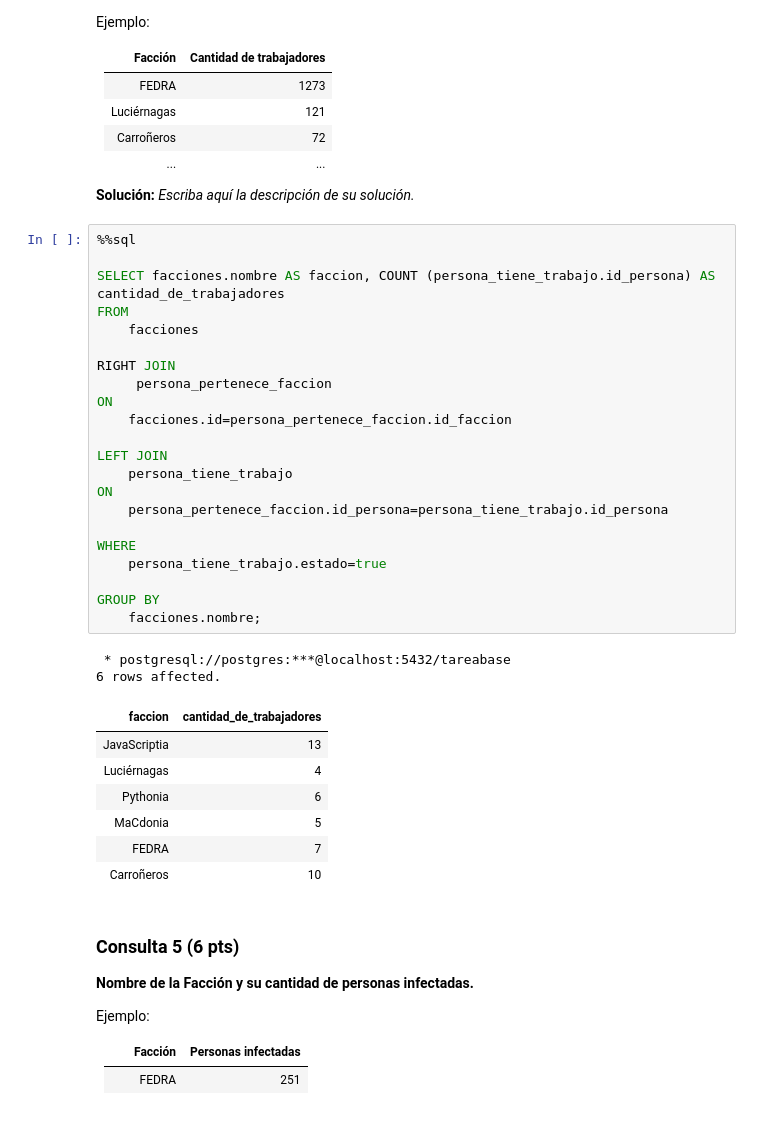
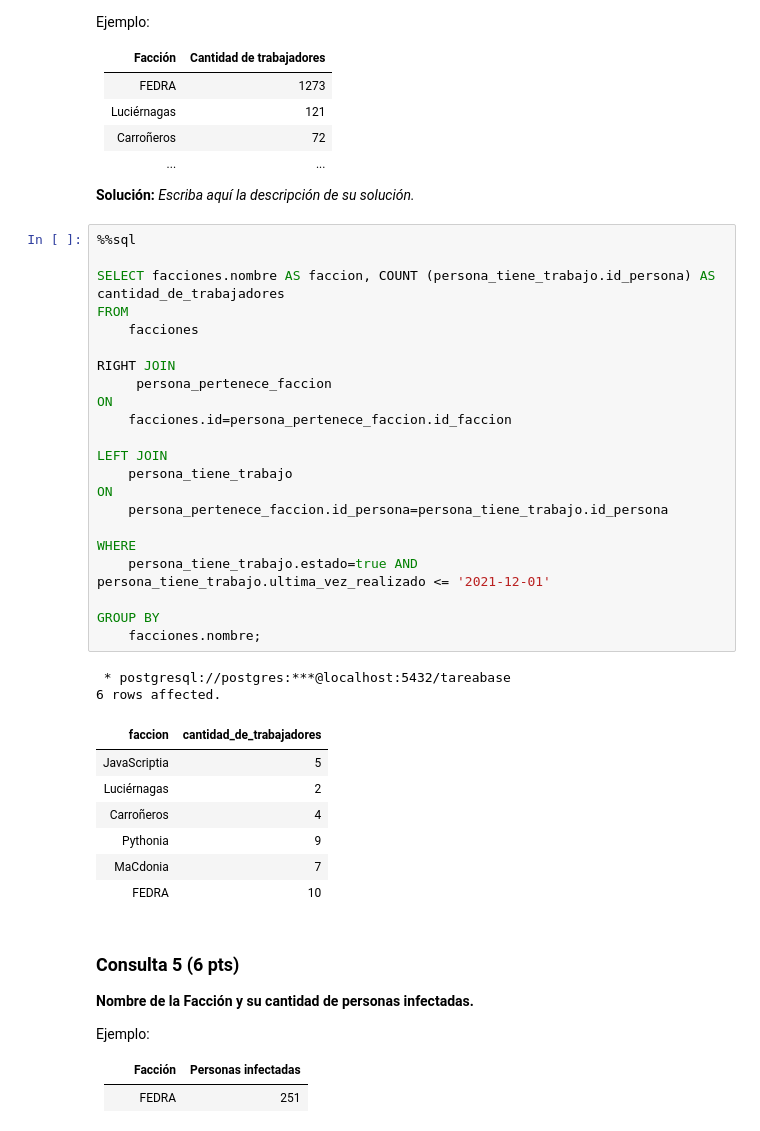
Before and after one commit to blindjamin/Tareas-Bases-de-Datos-Grupo, a Jupyter notebook: Tarea_1_BD_2023_1.ipynb, the cells around one changed output. Saved outputs shown, nothing was run; the diff lists cells and outputs as text.

```diff
--- a/Tarea_1_BD_2023_1.ipynb
+++ b/Tarea_1_BD_2023_1.ipynb
@@ -585,35 +626,35 @@ Ejemplo:
 # %%
 %%sql
 
 SELECT facciones.nombre AS faccion, COUNT (persona_tiene_trabajo.id_persona) AS cantidad_de_trabajadores
 FROM
     facciones
 
 RIGHT JOIN
      persona_pertenece_faccion
 ON
     facciones.id=persona_pertenece_faccion.id_faccion
 
 LEFT JOIN
     persona_tiene_trabajo
 ON
     persona_pertenece_faccion.id_persona=persona_tiene_trabajo.id_persona
 
 WHERE
-    persona_tiene_trabajo.estado=true
+    persona_tiene_trabajo.estado=true AND persona_tiene_trabajo.ultima_vez_realizado <= '2021-12-01'
 
 GROUP BY
     facciones.nombre;
 # %% [output]
  * postgresql://postgres:***@localhost:5432/tareabase
 6 rows affected.
 | faccion | cantidad_de_trabajadores |
-| JavaScriptia | 13 |
-| Luciérnagas | 4 |
-| Pythonia | 6 |
-| MaCdonia | 5 |
-| FEDRA | 7 |
-| Carroñeros | 10 |
+| JavaScriptia | 5 |
+| Luciérnagas | 2 |
+| Carroñeros | 4 |
+| Pythonia | 9 |
+| MaCdonia | 7 |
+| FEDRA | 10 |
 # %% [markdown]
 ### Consulta 5 (6 pts)
 **Nombre de la Facción y su cantidad de personas infectadas.**
```
Also changed, not shown: parts of 12 cells of this notebook.
